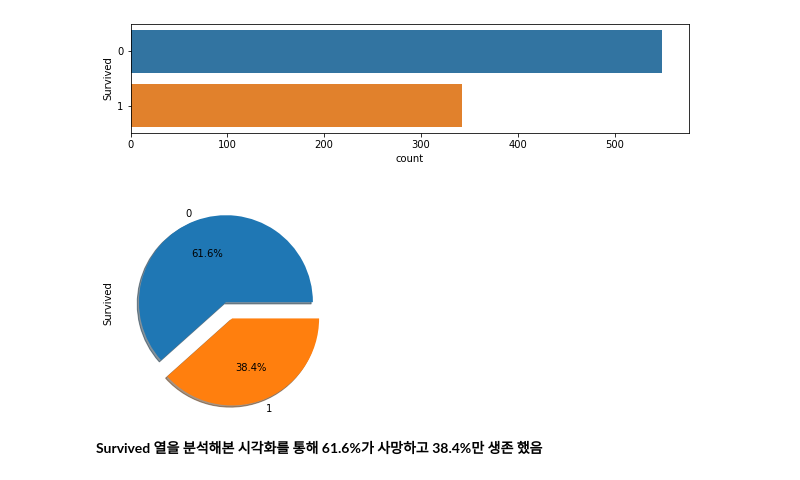
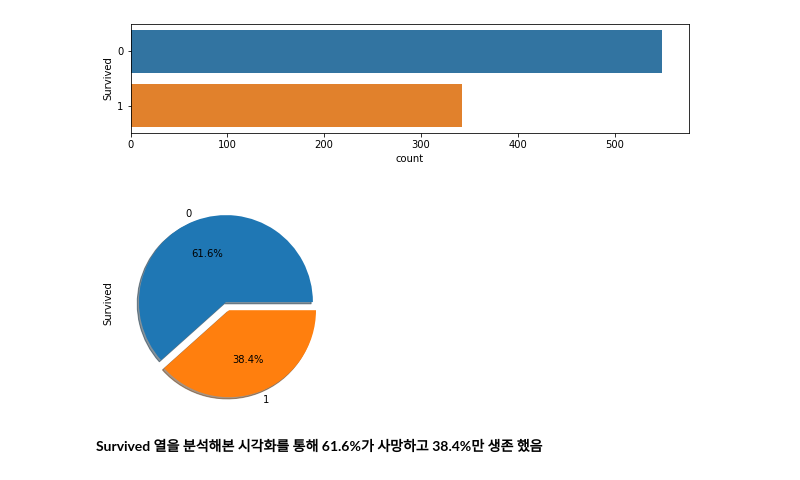
Before and after one commit to iceman67/-Python, a Jupyter notebook: LINC_Pandas_Example_2022.ipynb, the cells around one changed output. Drawn from its saved outputs; the diff is of its cells as text; code cells hidden in the pictures.

```diff
--- a/LINC_Pandas_Example_2022.ipynb
+++ b/LINC_Pandas_Example_2022.ipynb
@@ -1586,10 +1615,10 @@ print(titanic_df.Survived.value_counts())
 Name: Survived, dtype: int64
 [figure]
 # %%
-titanic_df["Survived"].value_counts().plot.pie( explode=[0,0.2], autopct='%1.1f%%', shadow=True)
+titanic_df["Survived"].value_counts().plot.pie( explode=[0,0.1], autopct='%1.1f%%', shadow=True)
 plt.show()
 # %% [output]
-[figure, old version]
+[figure, new version]
 # %% [markdown]
 **Survived 열을  분석해본 시각화를 통해  61.6%가 사망하고 38.4%만 생존 했음**
 # %% [markdown]
```
Also changed, not shown: parts of 15 cells of this notebook.
